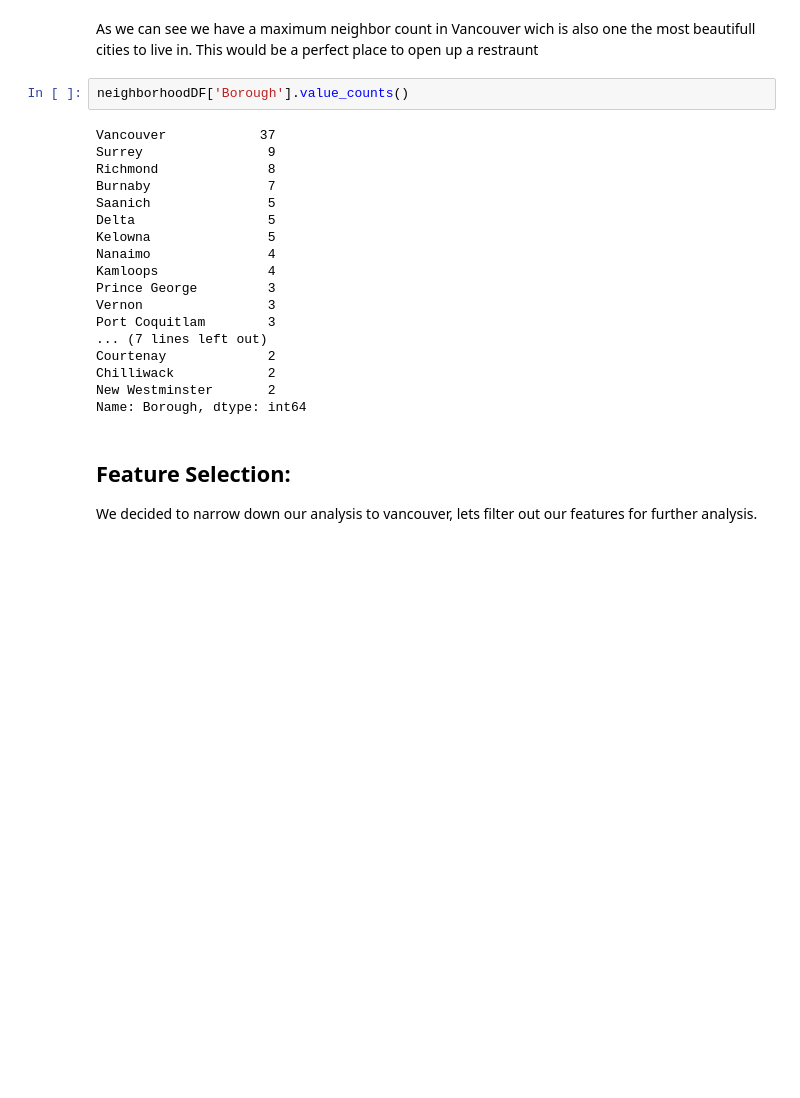
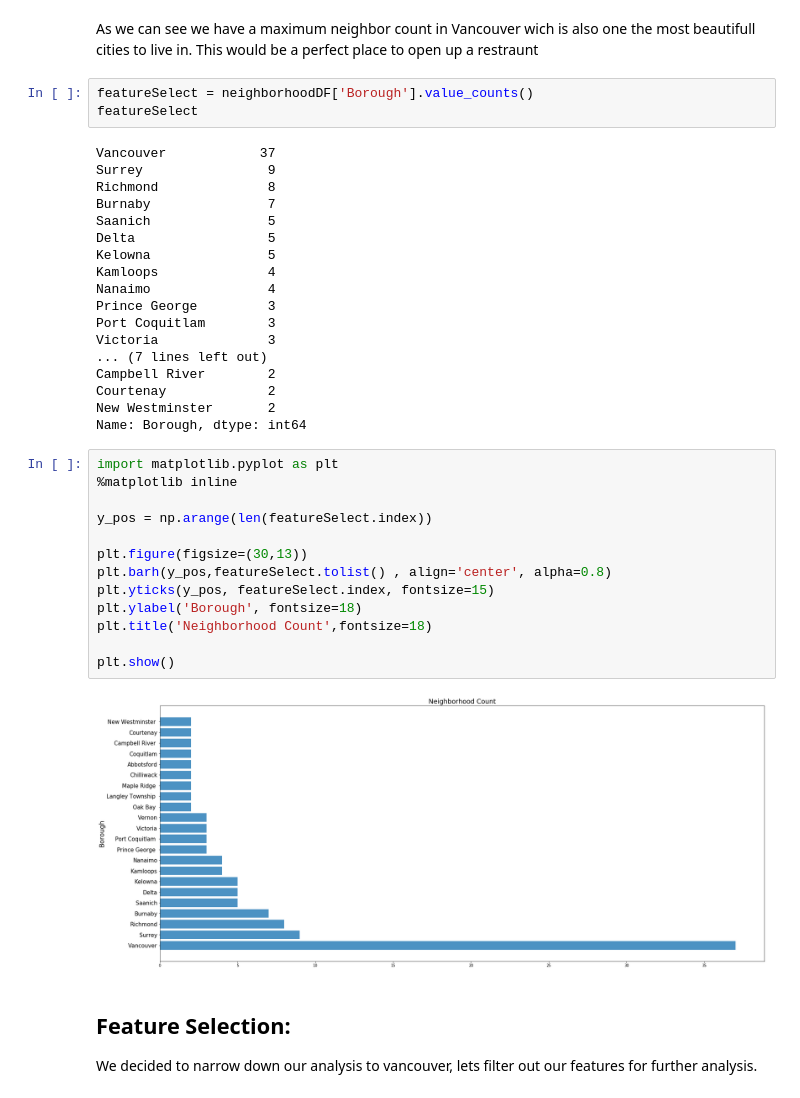
Before and after one commit to KumaarJai/IBM_Capstone, a Jupyter notebook: IBM_FinalCapstone.ipynb, the cells around one changed output. Drawn from its saved outputs; the diff is of its cells as text; blank space fills up the shorter version.

```diff
--- a/IBM_FinalCapstone.ipynb
+++ b/IBM_FinalCapstone.ipynb
@@ -105,7 +105,8 @@ See the caveats in the documentation: http://pandas.pydata.org/pandas-docs/stabl
 # %% [markdown]
 As we can see we have a maximum neighbor count in Vancouver wich is also one the most beautifull cities to live in. This would be a perfect place to open up a restraunt
 # %%
-neighborhoodDF['Borough'].value_counts()
+featureSelect = neighborhoodDF['Borough'].value_counts()
+featureSelect
 # %% [output]
 Vancouver            37
 Surrey                9
@@ -114,16 +115,31 @@ Burnaby               7
 Saanich               5
 Delta                 5
 Kelowna               5
+Kamloops              4
 Nanaimo               4
-Kamloops              4
 Prince George         3
-Vernon                3
 Port Coquitlam        3
+Victoria              3
 ... (7 lines left out)
+Campbell River        2
 Courtenay             2
-Chilliwack            2
 New Westminster       2
 Name: Borough, dtype: int64
+# %%
+import matplotlib.pyplot as plt
+%matplotlib inline
+
+y_pos = np.arange(len(featureSelect.index))
+
+plt.figure(figsize=(30,13))
+plt.barh(y_pos,featureSelect.tolist() , align='center', alpha=0.8)
+plt.yticks(y_pos, featureSelect.index, fontsize=15)
+plt.ylabel('Borough', fontsize=18)
+plt.title('Neighborhood Count',fontsize=18)
+
+plt.show()
+# %% [output]
+[figure, added]
 # %% [markdown]
 ## Feature Selection:
 We decided to narrow down our analysis to vancouver, lets filter out our features for further analysis.
```
Also changed, not shown: parts of 20 cells of this notebook.
